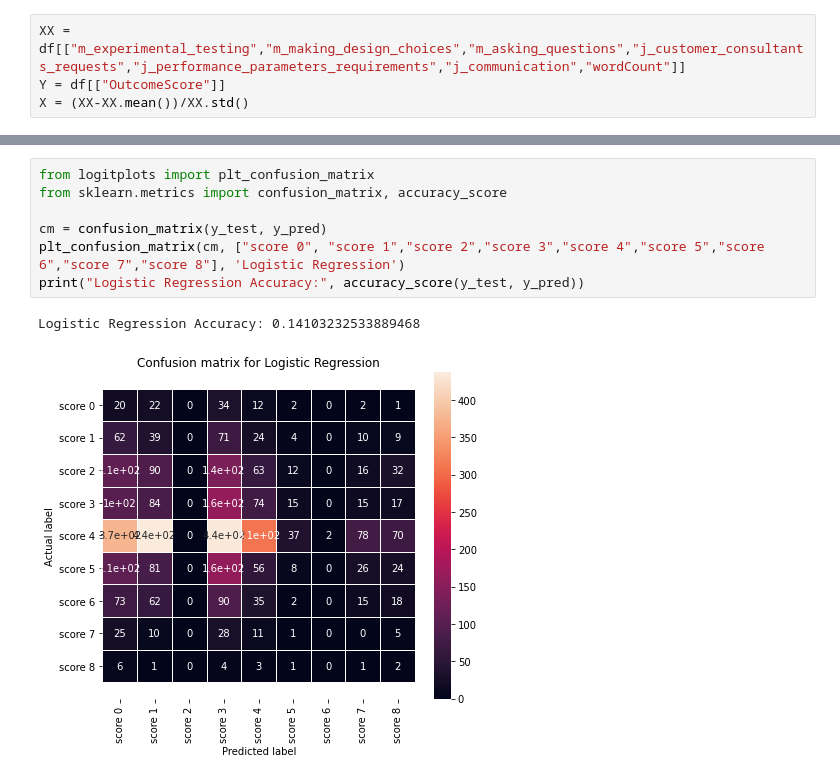
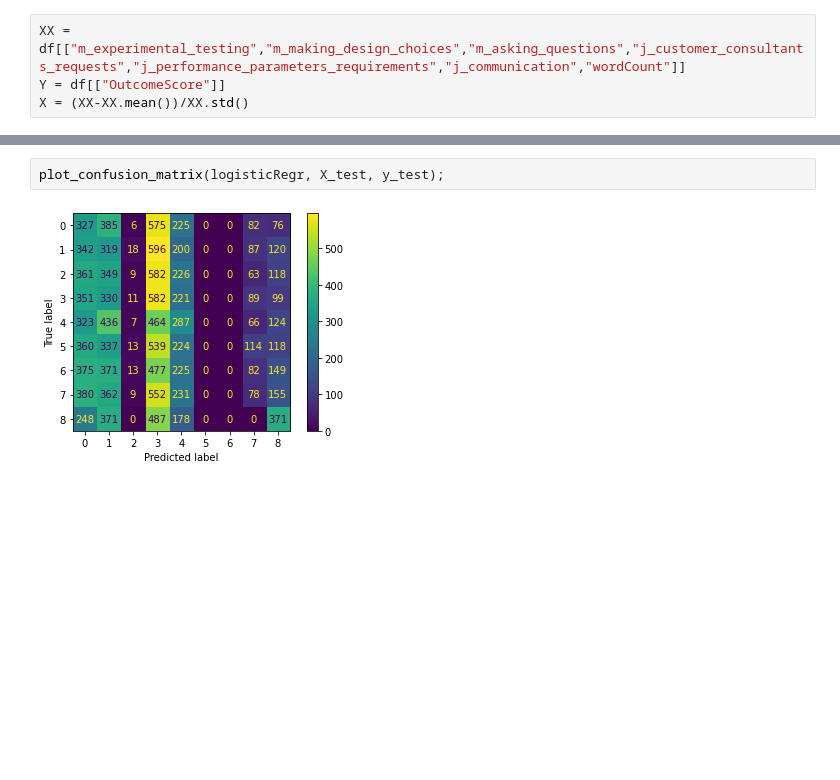
Before and after one commit to KamWithK/VirtualInternshipAnalysis, a Jupyter notebook: notebooks/logistic_regression.ipynb, the cells around one changed output, grey strips where cells are left out. Cells and saved outputs as stored; diff of their text form; blank space fills up the shorter version.

```diff
--- a/notebooks/logistic_regression.ipynb
+++ b/notebooks/logistic_regression.ipynb
@@ -79,10 +61,4 @@ plt.title('Logistic Regression'); # add a title
-# %%
-from logitplots import plt_confusion_matrix
-from sklearn.metrics import confusion_matrix, accuracy_score
-
-cm = confusion_matrix(y_test, y_pred)
-plt_confusion_matrix(cm, ["score 0", "score 1","score 2","score 3","score 4","score 5","score 6","score 7","score 8"], 'Logistic Regression')
-print("Logistic Regression Accuracy:", accuracy_score(y_test, y_pred))
-# %% [output]
-Logistic Regression Accuracy: 0.14103232533889468
-[figure, removed]
+# %%
+plot_confusion_matrix(logisticRegr, X_test, y_test);
+# %% [output]
+[figure, added]
```
Also changed, not shown: parts of 13 cells of this notebook, 1 other file.
